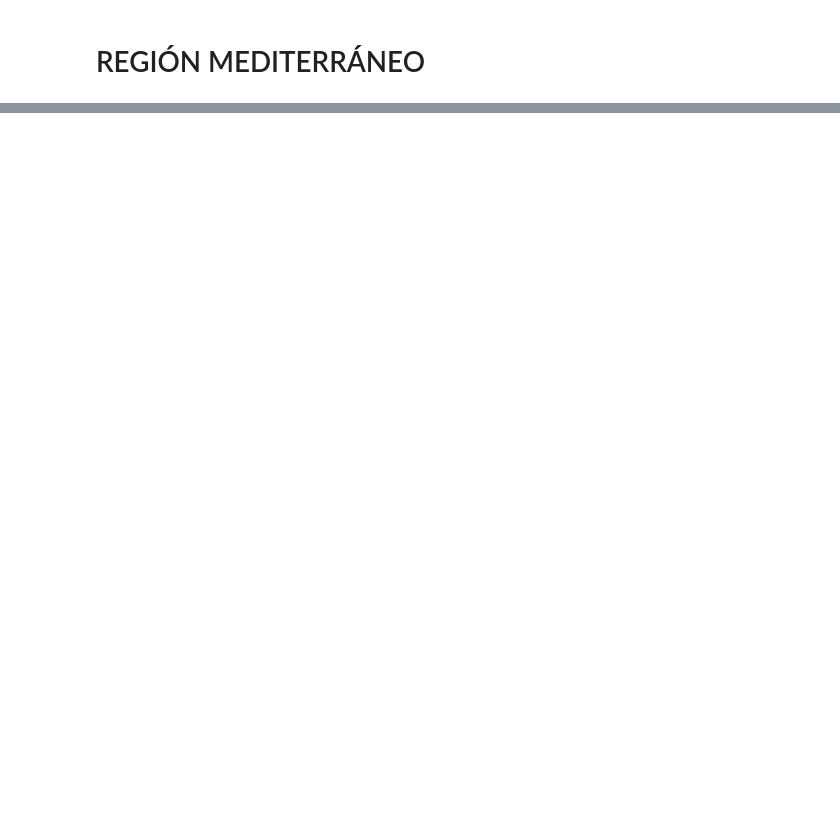
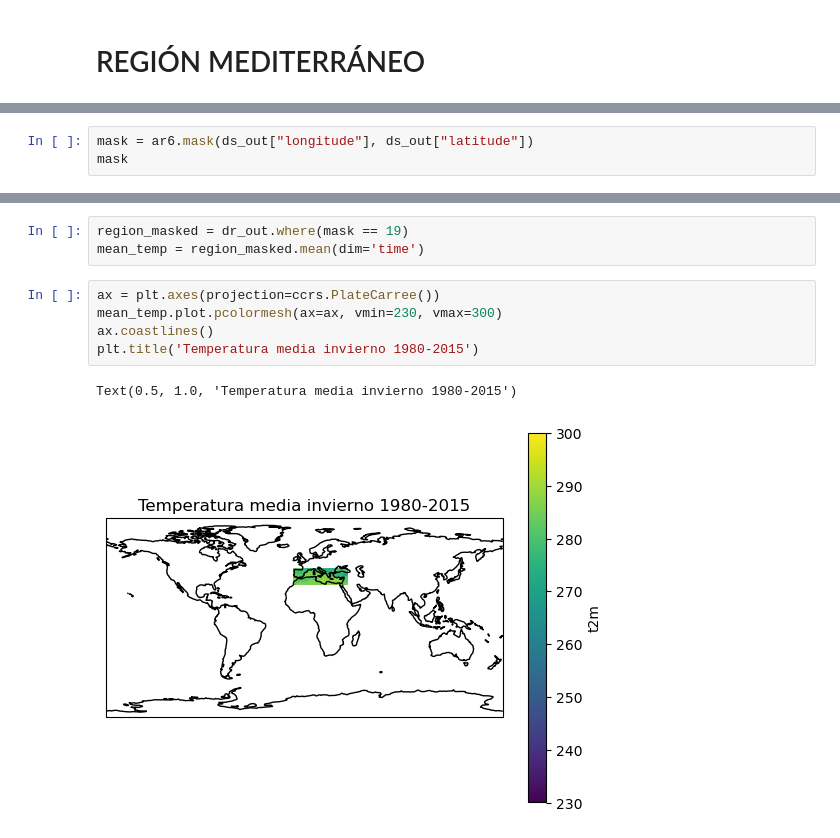
Before and after one commit to rubeenalonso/Practicas-Predictia, a Jupyter notebook: Tarea.ipynb, the cells around one changed output, grey strips where cells are left out. Cells and saved outputs as stored; diff of their text form; blank space fills up the shorter version.

```diff
--- a/Tarea.ipynb
+++ b/Tarea.ipynb
@@ -195,0 +172,3 @@ ax.set_extent([-20, 45, 30, 50], crs=ccrs.PlateCarree())
+# %%
+mask = ar6.mask(ds_out["longitude"], ds_out["latitude"])
+mask
@@ -195,0 +191,11 @@ ax.set_extent([-20, 45, 30, 50], crs=ccrs.PlateCarree())
+# %%
+region_masked = dr_out.where(mask == 19)
+mean_temp = region_masked.mean(dim='time')
+# %%
+ax = plt.axes(projection=ccrs.PlateCarree())
+mean_temp.plot.pcolormesh(ax=ax, vmin=230, vmax=300)
+ax.coastlines()
+plt.title('Temperatura media invierno 1980-2015')
+# %% [output]
+Text(0.5, 1.0, 'Temperatura media invierno 1980-2015')
+[figure, added]
```
Also changed, not shown: parts of 15 cells of this notebook.
